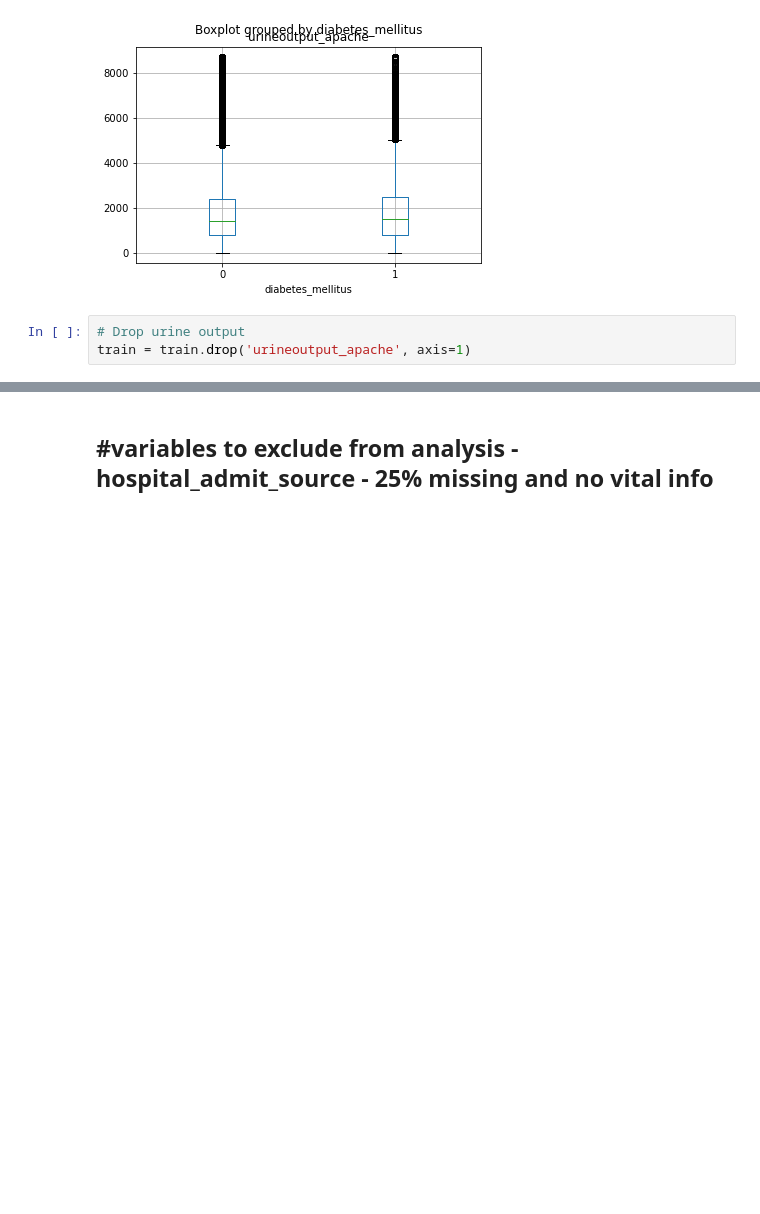
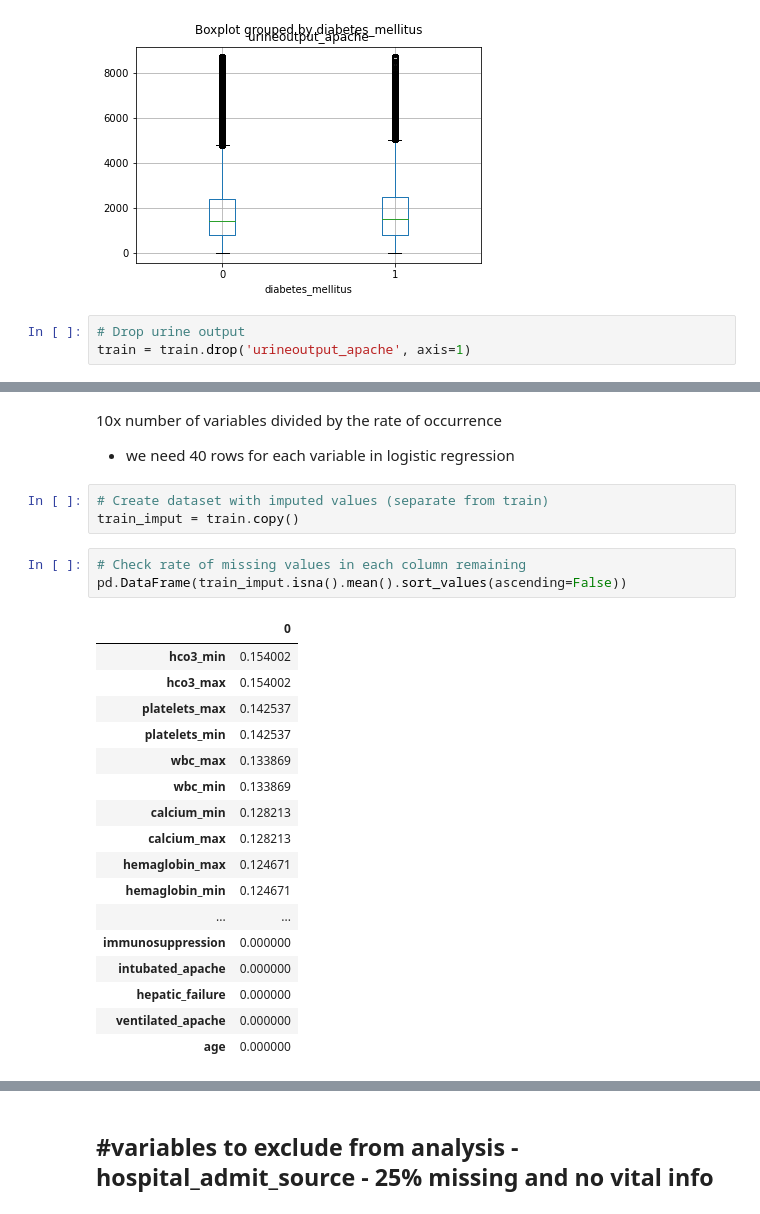
Before and after one commit to rcpiv/WiDS2021, a Jupyter notebook: WiDS 2021.ipynb, the cells around one changed output, grey strips where cells are left out. Saved outputs shown, nothing was run; the diff lists cells and outputs as text; blank space fills up the shorter version.

```diff
--- a/WiDS 2021.ipynb
+++ b/WiDS 2021.ipynb
@@ -235,0 +260,27 @@ len(train.apache_2_diagnosis.unique())
+# %% [markdown]
+10x number of variables divided by the rate of occurrence
+- we need 40 rows for each variable in logistic regression
+# %%
+# Create dataset with imputed values (separate from train)
+train_imput = train.copy()
+# %%
+# Check rate of missing values in each column remaining
+pd.DataFrame(train_imput.isna().mean().sort_values(ascending=False))
+# %% [output]
+|  | 0 |
+| hco3_min | 0.154002 |
+| hco3_max | 0.154002 |
+| platelets_max | 0.142537 |
+| platelets_min | 0.142537 |
+| wbc_max | 0.133869 |
+| wbc_min | 0.133869 |
+| calcium_min | 0.128213 |
+| calcium_max | 0.128213 |
+| hemaglobin_max | 0.124671 |
+| hemaglobin_min | 0.124671 |
+| ... | ... |
+| immunosuppression | 0.000000 |
+| intubated_apache | 0.000000 |
+| hepatic_failure | 0.000000 |
+| ventilated_apache | 0.000000 |
+| age | 0.000000 |
```
Also changed, not shown: parts of 20 cells of this notebook.
